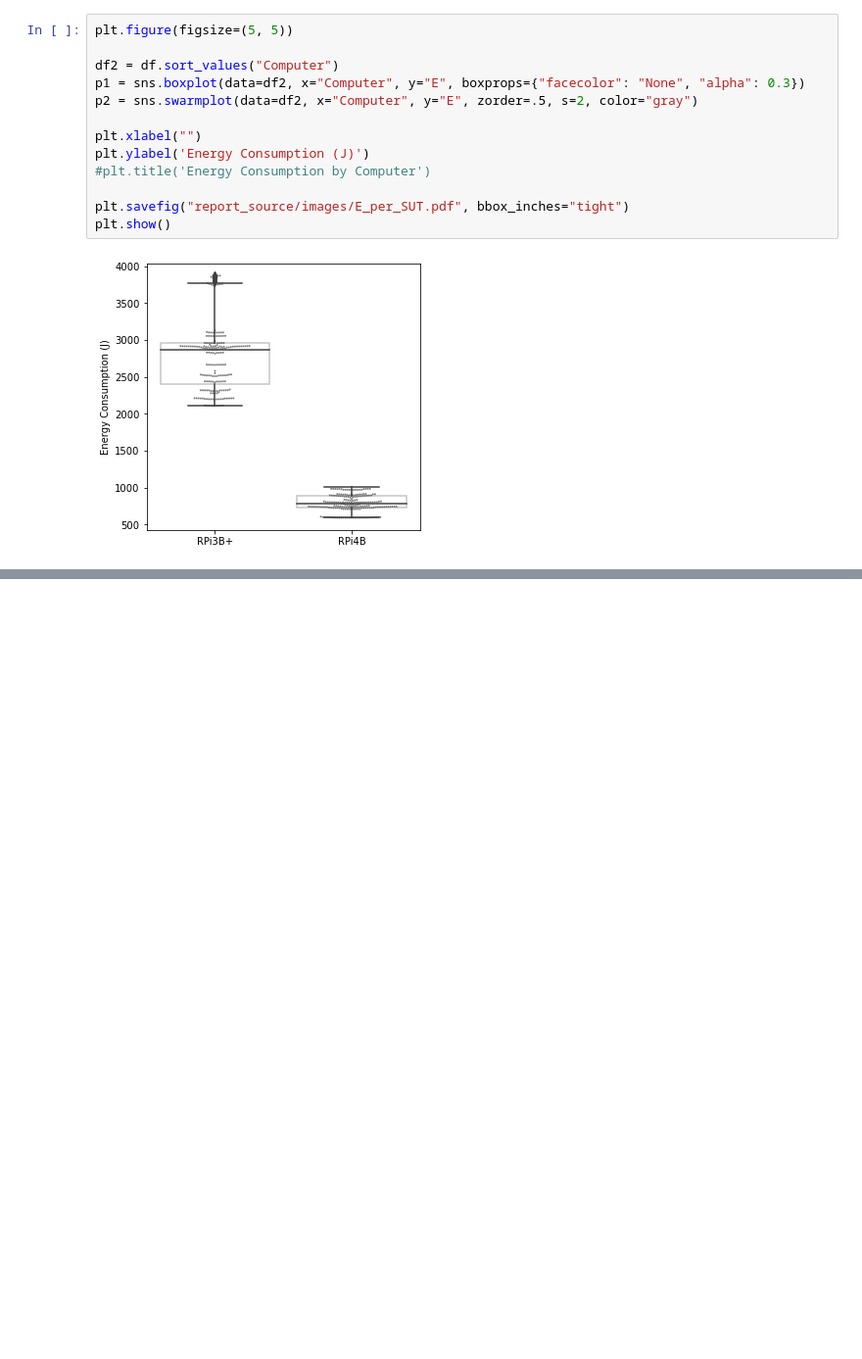
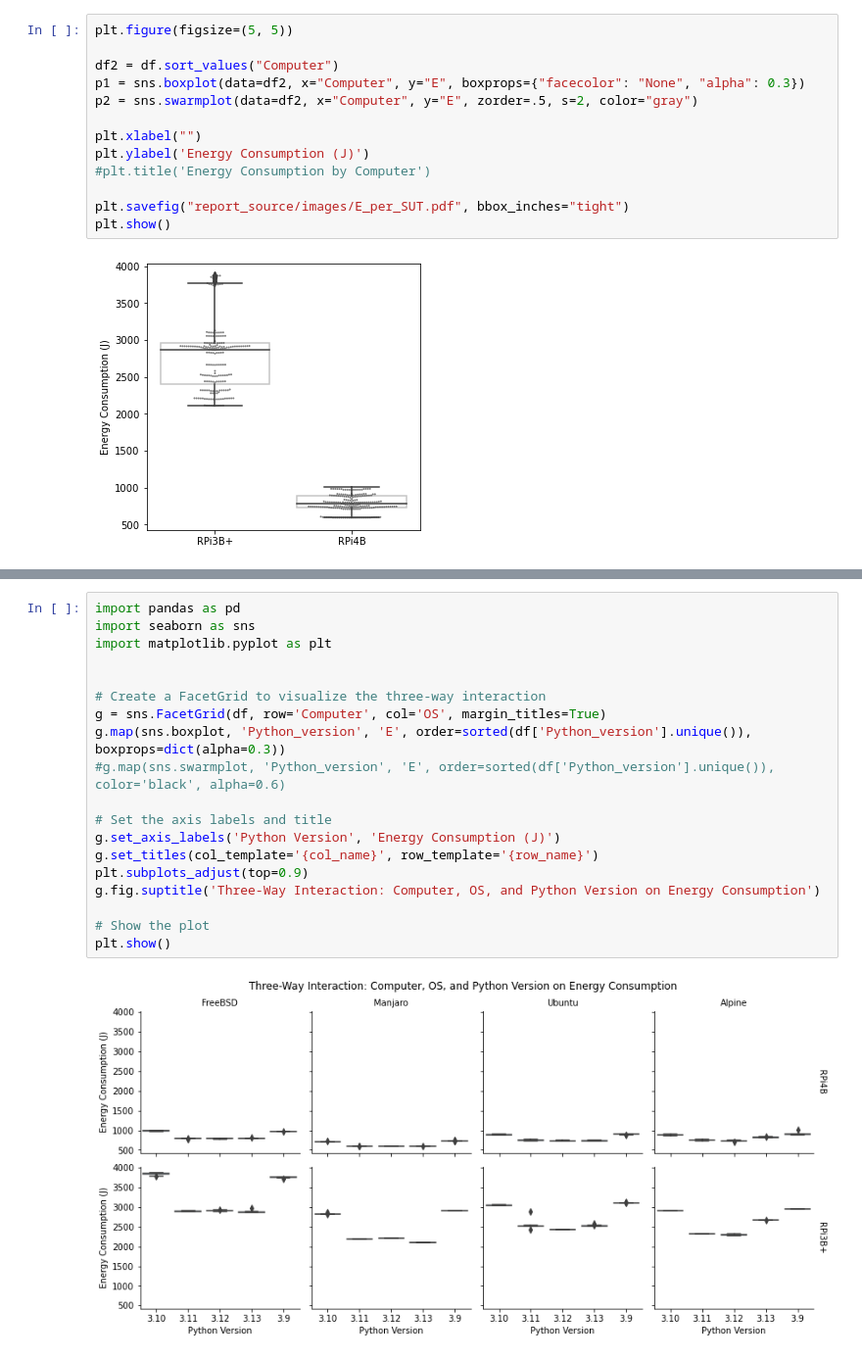
Before and after one commit to oskarbreindahl/Python_Application_Energy_Consumption, a Jupyter notebook: Analysis.ipynb, the cells around one changed output, grey strips where cells are left out. Shown at 98% size. Saved outputs shown, nothing was run; the diff lists cells and outputs as text; blank space fills up the shorter version.

```diff
--- a/Analysis.ipynb
+++ b/Analysis.ipynb
@@ -290,0 +416,21 @@ plt.show()
+# %%
+import pandas as pd
+import seaborn as sns
+import matplotlib.pyplot as plt
+
+
+# Create a FacetGrid to visualize the three-way interaction
+g = sns.FacetGrid(df, row='Computer', col='OS', margin_titles=True)
+g.map(sns.boxplot, 'Python_version', 'E', order=sorted(df['Python_version'].unique()), boxprops=dict(alpha=0.3))
+#g.map(sns.swarmplot, 'Python_version', 'E', order=sorted(df['Python_version'].unique()), color='black', alpha=0.6)
+
+# Set the axis labels and title
+g.set_axis_labels('Python Version', 'Energy Consumption (J)')
+g.set_titles(col_template='{col_name}', row_template='{row_name}')
+plt.subplots_adjust(top=0.9)
+g.fig.suptitle('Three-Way Interaction: Computer, OS, and Python Version on Energy Consumption')
+
+# Show the plot
+plt.show()
+# %% [output]
+[figure, added]
```
Also changed, not shown: parts of 7 cells of this notebook, 4 other files.
